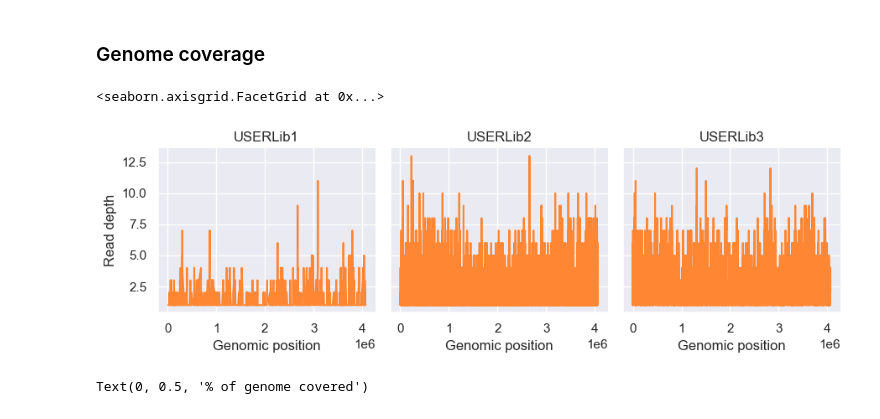
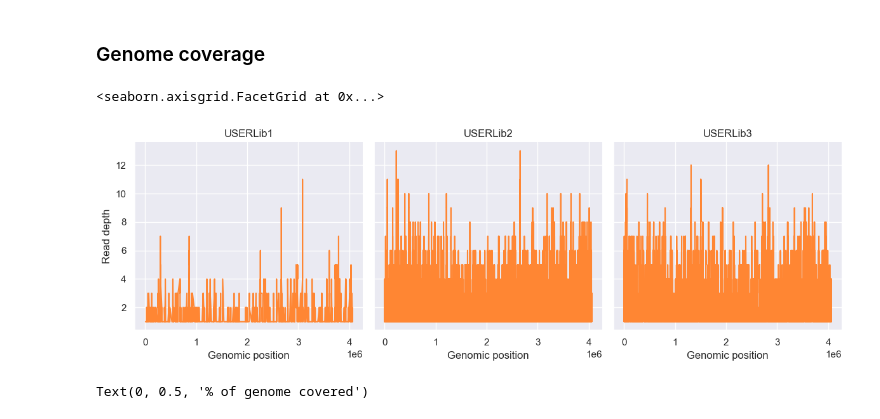
Before and after one commit to Pioneer-Research-Labs/long-read-qc, a Jupyter notebook: assets/report_template.ipynb, the cells around one changed output. Saved outputs shown, nothing was run; the diff lists cells and outputs as text; code cells hidden in the pictures.

```diff
--- a/assets/report_template.ipynb
+++ b/assets/report_template.ipynb
@@ -126,13 +126,13 @@ cov_stat.style.format(precision = 3, thousands = ",").format_index(str.title, ax
 # %% [markdown]
 ### Genome coverage
 # %%
-gr = sns.FacetGrid(genome_cov_data, col = 'sample')
+gr = sns.FacetGrid(genome_cov_data, col = 'sample', height=4)
 gr.map(sns.lineplot, "pos", "cov")
 gr.set_titles(col_template = '{col_name}')
 gr.set_axis_labels('Genomic position', 'Read depth')
 # %% [output]
 <seaborn.axisgrid.FacetGrid at 0x...>
-[figure, old version]
+[figure, new version]
 # %%
 sns.barplot(cov_stat, x = "sample", y = "coverage")
 plt.xlabel("Sample")
```
Also changed, not shown: parts of 7 cells of this notebook.
